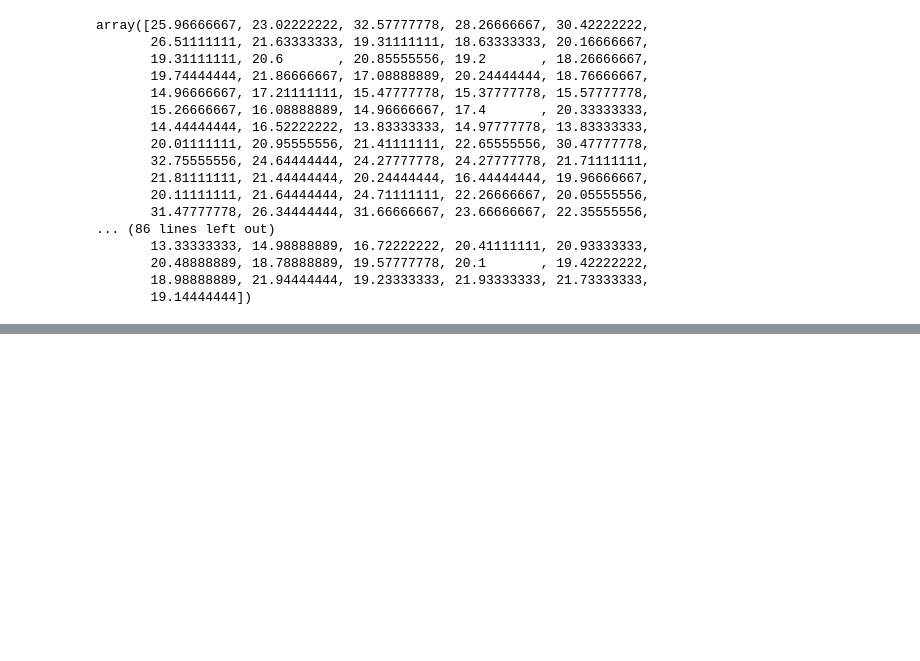
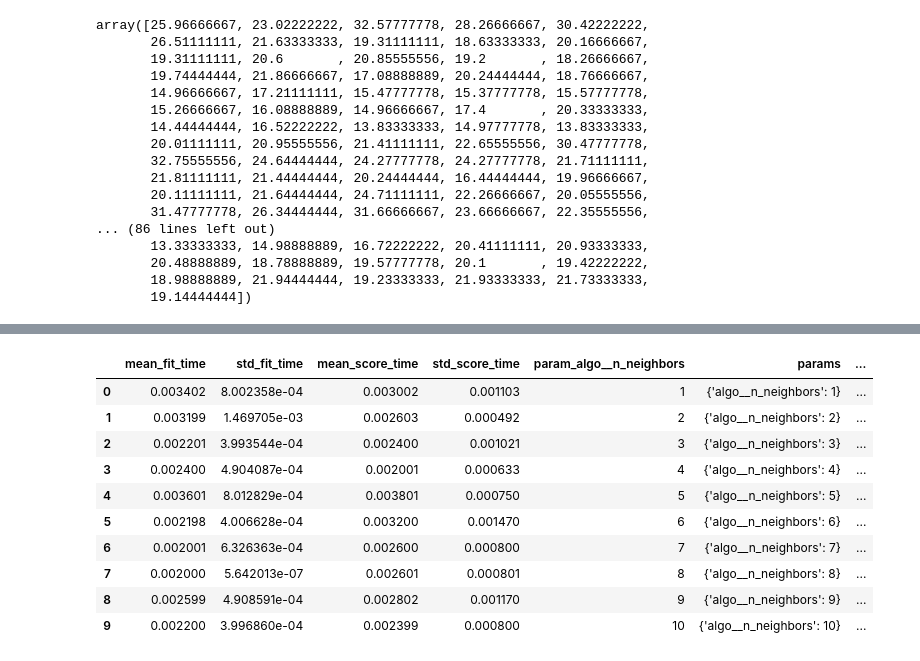
Before and after one commit to ijazkhan101/Machine-Learning-with-Python-20Days, a Jupyter notebook: ML and DL in 20 days/Mlcode.ipynb, the cells around one changed output, grey strips where cells are left out. Drawn from its saved outputs; the diff is of its cells as text; code cells hidden in the pictures; blank space fills up the shorter version.

Commit message:
Assigment RandomizedSearchCV
Assigment RandomizedSearchCV

```diff
--- a/ML and DL in 20 days/Mlcode.ipynb
+++ b/ML and DL in 20 days/Mlcode.ipynb
@@ -263,0 +261,7 @@ pd.DataFrame(model.cv_results_)
+# %%
+X,y =load_boston(return_X_y=True)
+# %%
+pipe =Pipeline([
+    ('scaler',StandardScaler()),
+    ("algo",KNeighborsRegressor())]
+)
@@ -263,0 +287,6 @@ pd.DataFrame(model.cv_results_)
+# %%
+model =RandomizedSearchCV(
+    estimator=pipe,
+    param_distributions ={'algo__n_neighbors': [1,2,3,4,5,6,7,8,9,10]},
+    cv=5
+)
@@ -263,0 +301,2 @@ pd.DataFrame(model.cv_results_)
+# %%
+model.fit(X, y)
@@ -263,0 +329,15 @@ pd.DataFrame(model.cv_results_)
+# %%
+import pandas as pd
+pd.DataFrame(model.cv_results_)
+# %% [output]
+|  | mean_fit_time | std_fit_time | mean_score_time | std_score_time | param_algo__n_neighbors | params | ... |
+| 0 | 0.003402 | 8.002358e-04 | 0.003002 | 0.001103 | 1 | {'algo__n_neighbors': 1} | ... |
+| 1 | 0.003199 | 1.469705e-03 | 0.002603 | 0.000492 | 2 | {'algo__n_neighbors': 2} | ... |
+| 2 | 0.002201 | 3.993544e-04 | 0.002400 | 0.001021 | 3 | {'algo__n_neighbors': 3} | ... |
+| 3 | 0.002400 | 4.904087e-04 | 0.002001 | 0.000633 | 4 | {'algo__n_neighbors': 4} | ... |
+| 4 | 0.003601 | 8.012829e-04 | 0.003801 | 0.000750 | 5 | {'algo__n_neighbors': 5} | ... |
+| 5 | 0.002198 | 4.006628e-04 | 0.003200 | 0.001470 | 6 | {'algo__n_neighbors': 6} | ... |
+| 6 | 0.002001 | 6.326363e-04 | 0.002600 | 0.000800 | 7 | {'algo__n_neighbors': 7} | ... |
+| 7 | 0.002000 | 5.642013e-07 | 0.002601 | 0.000801 | 8 | {'algo__n_neighbors': 8} | ... |
+| 8 | 0.002599 | 4.908591e-04 | 0.002802 | 0.001170 | 9 | {'algo__n_neighbors': 9} | ... |
+| 9 | 0.002200 | 3.996860e-04 | 0.002399 | 0.000800 | 10 | {'algo__n_neighbors': 10} | ... |
```
Also changed, not shown: parts of 12 cells of this notebook, 1 other file.
